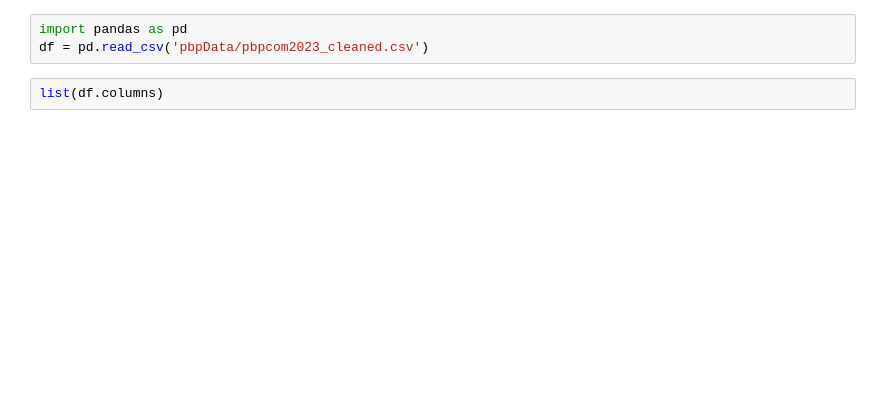
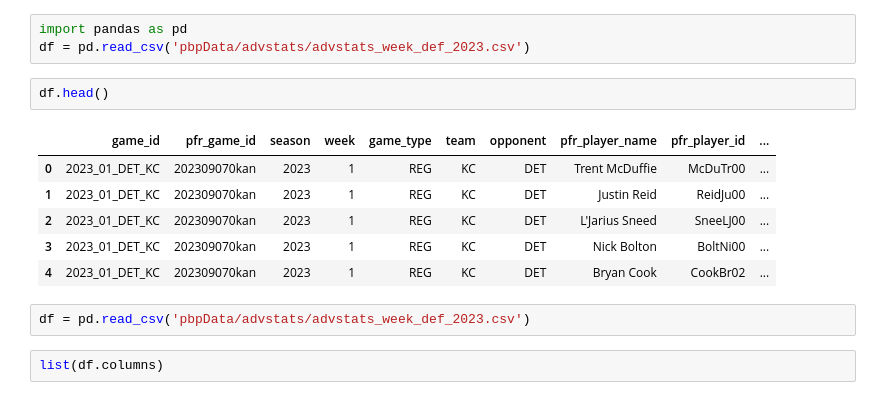
Before and after one commit to DaymonH/FantasyFootballRNN, a Jupyter notebook: featureEng.ipynb, the cells around one changed output. Saved outputs shown, nothing was run; the diff lists cells and outputs as text; blank space fills up the shorter version.

```diff
--- a/featureEng.ipynb
+++ b/featureEng.ipynb
@@ -1,5 +1,16 @@
 # %%
 import pandas as pd
-df = pd.read_csv('pbpData/pbpcom2023_cleaned.csv')
+df = pd.read_csv('pbpData/advstats/advstats_week_def_2023.csv')
+# %%
+df.head()
+# %% [output]
+|  | game_id | pfr_game_id | season | week | game_type | team | opponent | pfr_player_name | pfr_player_id | ... |
+| 0 | 2023_01_DET_KC | 202309070kan | 2023 | 1 | REG | KC | DET | Trent McDuffie | McDuTr00 | ... |
+| 1 | 2023_01_DET_KC | 202309070kan | 2023 | 1 | REG | KC | DET | Justin Reid | ReidJu00 | ... |
+| 2 | 2023_01_DET_KC | 202309070kan | 2023 | 1 | REG | KC | DET | L'Jarius Sneed | SneeLJ00 | ... |
+| 3 | 2023_01_DET_KC | 202309070kan | 2023 | 1 | REG | KC | DET | Nick Bolton | BoltNi00 | ... |
+| 4 | 2023_01_DET_KC | 202309070kan | 2023 | 1 | REG | KC | DET | Bryan Cook | CookBr02 | ... |
+# %%
+df = pd.read_csv('pbpData/advstats/advstats_week_def_2023.csv')
 # %%
 list(df.columns)
```
Also changed, not shown: parts of 6 cells of this notebook.
